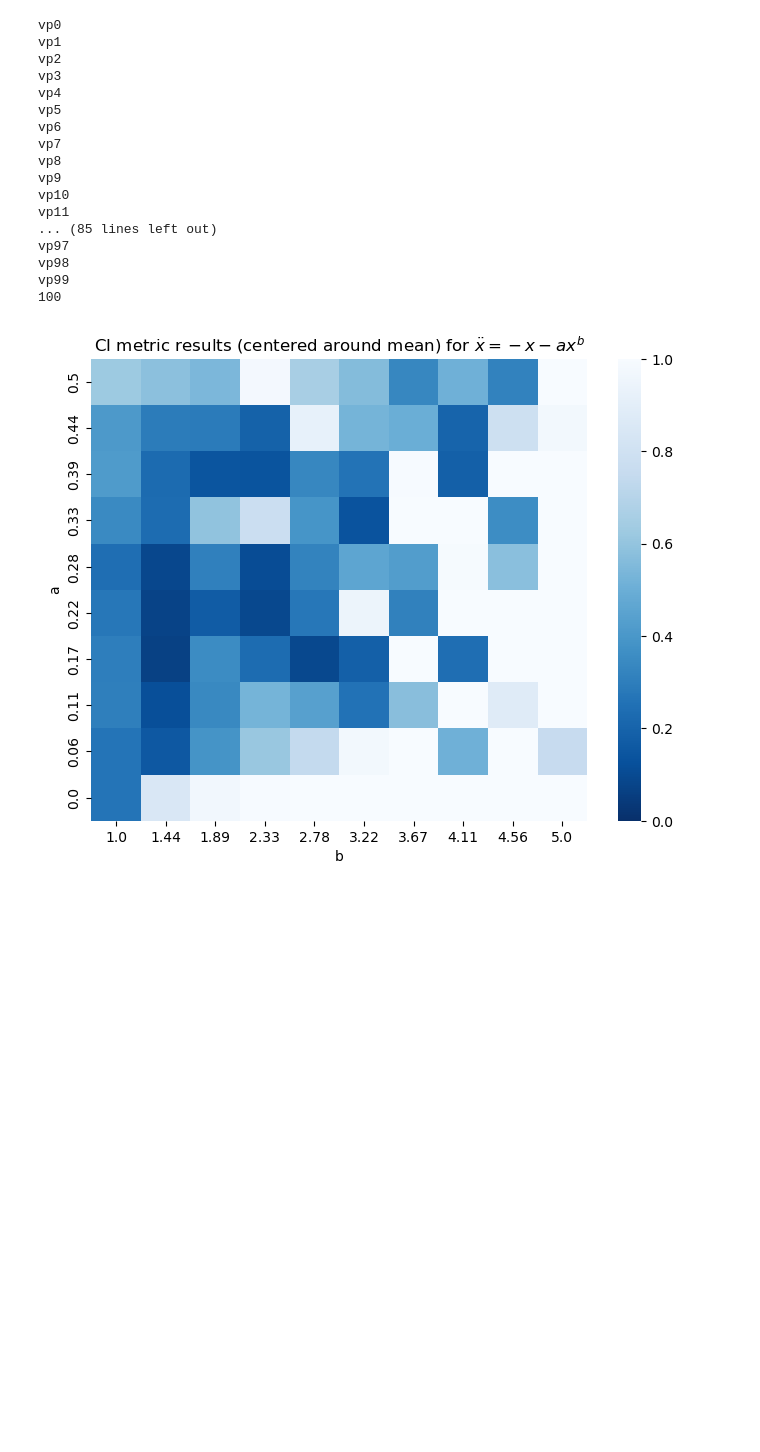
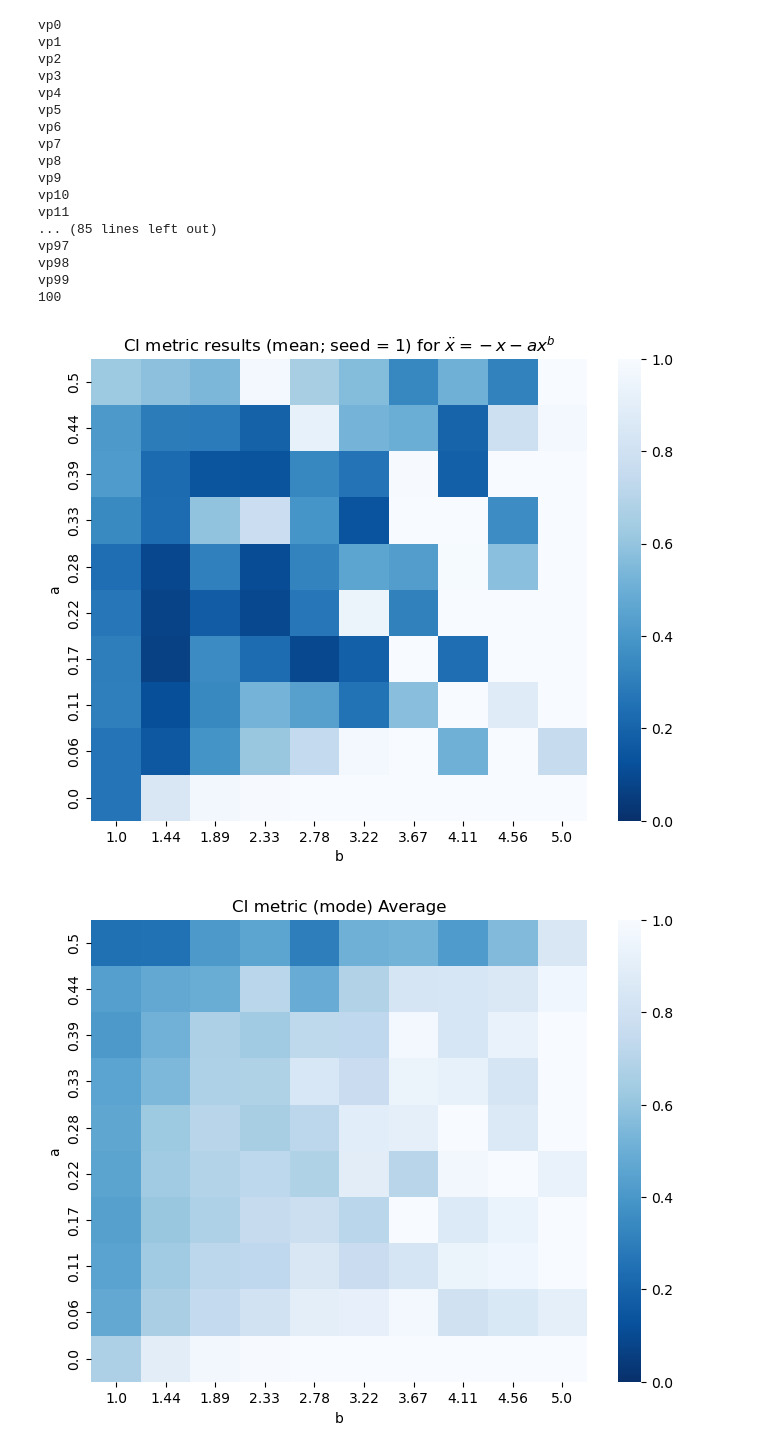
Before and after one commit to valentine-alia/BPE, a Jupyter notebook: vp_results/real_metrics_vis copy.ipynb, the cells around one changed output. Cells and saved outputs as stored; diff of their text form; code cells hidden in the pictures; blank space fills up the shorter version.

```diff
--- a/vp_results/real_metrics_vis copy.ipynb
+++ b/vp_results/real_metrics_vis copy.ipynb
@@ -168,11 +168,37 @@ vp99
 colormap = sns.color_palette("Blues_r", as_cmap=True)
 plt.figure(figsize=(8,6))
 sns.heatmap(np.flip(CI_grid, axis = 0),cmap = colormap, vmin = 0.0, vmax = 1.0)
-plt.title(r"CI metric results (centered around mean) for $\ddot{x} = -x -ax^b$")
+plt.title(r"CI metric results (mean; seed = 1) for $\ddot{x} = -x -ax^b$")
 plt.xlabel("b")
 plt.ylabel('a')
 plt.xticks(ticks = np.arange(N)+0.5, labels = np.around(np.linspace(b_min,b_max,N),2))
 plt.yticks(ticks = np.arange(N)+0.5, labels = np.around(np.linspace(a_max,a_min,N),2))
 plt.show()
 # %% [output]
-[figure, old version]
+[figure, new version]
+# %%
+CI_mode1 = np.loadtxt("CI_mode1.txt")
+CI_mode2 = np.loadtxt("CI_grid2_mode.txt")
+CI_mode3 = np.loadtxt("CI_grid3_mode.txt")
+CI_mean1 = np.loadtxt("CI_mean1.txt")
+CI_mean2 = np.loadtxt("CI_grid2_mean.txt")
+CI_mean3 = np.loadtxt("CI_grid3_mean.txt")
+euclid1 = np.loadtxt("euclidean_grid1.txt")
+euclid2 = np.loadtxt("euclidean_grid2.txt")
+euclid3 = np.loadtxt("euclidean_grid3.txt")
+# %%
+CI_mode_avg = (CI_mode1 + CI_mode2 + CI_mode3) / 3
+CI_mean_avg = (CI_mean1 + CI_mean2 + CI_mean3) / 3
+euclid_avg = (euclid1 + euclid2 + euclid3) / 3
+# %%
+colormap = sns.color_palette("Blues_r", as_cmap=True)
+plt.figure(figsize=(8,6))
+sns.heatmap(np.flip(CI_mode_avg, axis = 0),cmap = colormap, vmin = 0.0, vmax = 1.0)
+plt.title(r"CI metric (mode) Average")
+plt.xlabel("b")
+plt.ylabel('a')
+plt.xticks(ticks = np.arange(N)+0.5, labels = np.around(np.linspace(b_min,b_max,N),2))
+plt.yticks(ticks = np.arange(N)+0.5, labels = np.around(np.linspace(a_max,a_min,N),2))
+plt.show()
+# %% [output]
+[figure, added]
```
Also changed, not shown: parts of 10 cells of this notebook.
